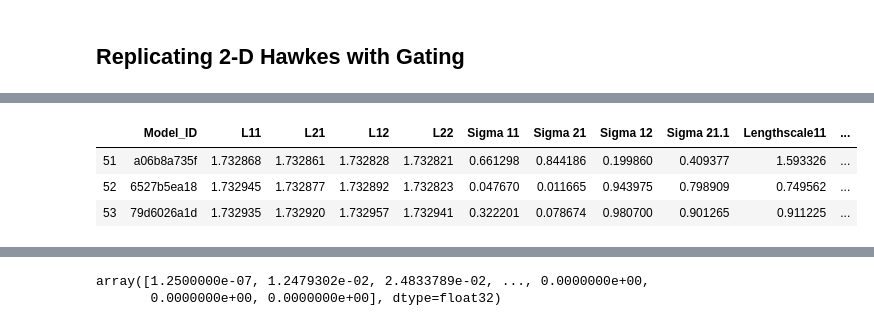
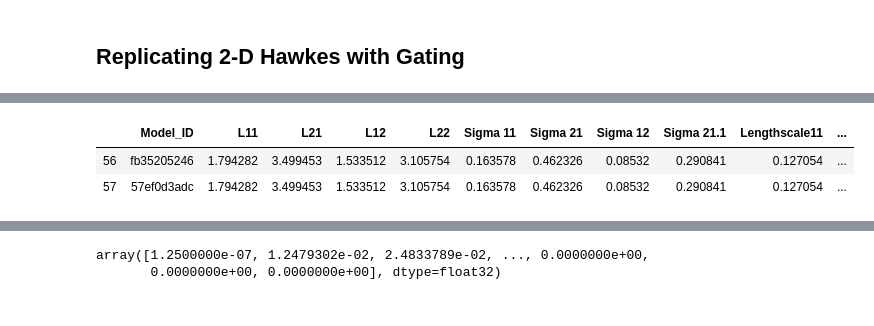
Before and after one commit to yamacisik/gated_kernel_tpp, a Jupyter notebook: kernel_fuctions_experiments.ipynb, the cells around one changed output, grey strips where cells are left out. Drawn from its saved outputs; the diff is of its cells as text; code cells hidden in the pictures.

```diff
--- a/kernel_fuctions_experiments.ipynb
+++ b/kernel_fuctions_experiments.ipynb
@@ -667,8 +683,7 @@ def triggering_kernel(t,n_kernel = 0):
 # %%
 params = pd.read_csv('learned_params_2.csv')
-params.tail(3)
+params.tail(2)
 # %% [output]
 |  | Model_ID | L11 | L21 | L12 | L22 | Sigma 11 | Sigma 21 | Sigma 12 | Sigma 21.1 | Lengthscale11 | ... |
-| 51 | a06b8a735f | 1.732868 | 1.732861 | 1.732828 | 1.732821 | 0.661298 | 0.844186 | 0.199860 | 0.409377 | 1.593326 | ... |
-| 52 | 6527b5ea18 | 1.732945 | 1.732877 | 1.732892 | 1.732823 | 0.047670 | 0.011665 | 0.943975 | 0.798909 | 0.749562 | ... |
-| 53 | 79d6026a1d | 1.732935 | 1.732920 | 1.732957 | 1.732941 | 0.322201 | 0.078674 | 0.980700 | 0.901265 | 0.911225 | ... |
+| 56 | fb35205246 | 1.794282 | 3.499453 | 1.533512 | 3.105754 | 0.163578 | 0.462326 | 0.08532 | 0.290841 | 0.127054 | ... |
+| 57 | 57ef0d3adc | 1.794282 | 3.499453 | 1.533512 | 3.105754 | 0.163578 | 0.462326 | 0.08532 | 0.290841 | 0.127054 | ... |
```
Also changed, not shown: parts of 3 cells of this notebook, 2 other files.
